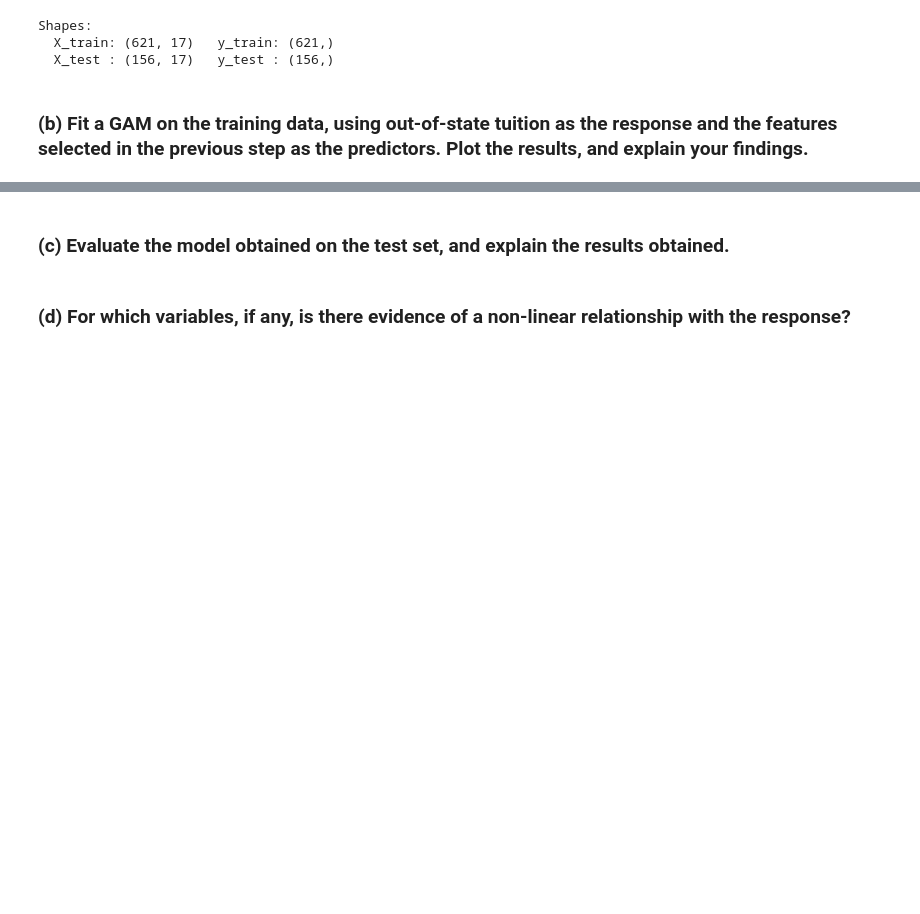
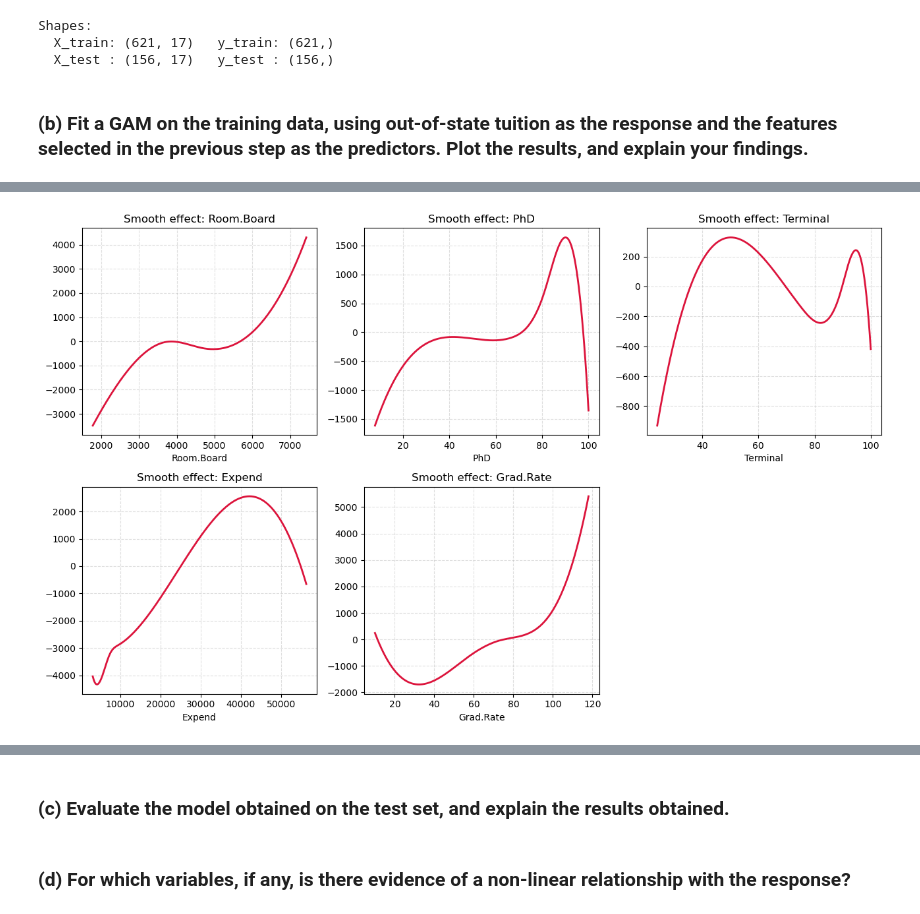
Before and after one commit to lacorreia65/MAP5935-ISLP, a Jupyter notebook: Notebooks/Chap7-Exercises_LuisCorreia-745724_v1.ipynb, the cells around one changed output, grey strips where cells are left out. Drawn from its saved outputs; the diff is of its cells as text; code cells hidden in the pictures; blank space fills up the shorter version.

```diff
--- a/Notebooks/Chap7-Exercises_LuisCorreia-745724_v1.ipynb
+++ b/Notebooks/Chap7-Exercises_LuisCorreia-745724_v1.ipynb
@@ -347,0 +240,77 @@ print(gam.summary())
+# %%
+smooth_vars = ["Room.Board","PhD","Terminal","Expend","Grad.Rate"]
+
+# -------------------------------
+# 1) Training bounds (for clipping)
+# -------------------------------
+lb = {v: float(X_train[v].min()) for v in smooth_vars}
+ub = {v: float(X_train[v].max()) for v in smooth_vars}
+
+def clip_to_train_bounds(df, vars_, lb_dict, ub_dict):
+    out = df.copy()
+    for v in vars_:
+        out[v] = out[v].clip(lb_dict[v], ub_dict[v])
+    return out
+
+# -------------------------------
+# 2) Build spline basis (no lower/upper kwargs)
+# -------------------------------
+dfs = [6]*len(smooth_vars)         # basis size per smoother (tune as needed)
+deg = [3]*len(smooth_vars)         # cubic B-splines
+bs = BSplines(X_train[smooth_vars], df=dfs, degree=deg)
+
+# -------------------------------
+# 3) Fit additive GAM (Gaussian identity)
+# -------------------------------
+gam = GLMGam(y_train, exog=X_train[["Private"]], smoother=bs)
+res = gam.fit()
+print(res.summary())
+
+# -------------------------------
+# 4) Predict on TEST with clipping
+# -------------------------------
+X_test_clip = clip_to_train_bounds(X_test, smooth_vars, lb, ub)
+
+y_pred_test = res.predict(
+    exog=X_test_clip[["Private"]],          # linear part
+    exog_smooth=X_test_clip[smooth_vars],   # smooth part (CLIPPED)
+    transform=True                          # identity link -> returns mean
+)
+
+rmse = np.sqrt(mean_squared_error(y_test, y_pred_test))
+r2 = r2_score(y_test, y_pred_test)
+print(f"Test RMSE: {rmse:,.1f}   |   Test R²: {r2:.3f}")
+
+# -------------------------------
+# 5) Plot smooth effects on a grid within TRAIN bounds
+# -------------------------------
+n_grid = 200
+ref_private = float(X_train["Private"].mean())  # linear ref level
+
+fig, axes = plt.subplots(2, 3, figsize=(13, 8))
+axes = axes.ravel()
+
+for i, col in enumerate(smooth_vars):
+    # grid strictly within training support
+    grid = np.linspace(lb[col], ub[col], n_grid)
+
+    # other smooths fixed at train means; vary only 'col'
+    Xi_grid = pd.DataFrame({v: np.full(n_grid, X_train[v].mean()) for v in smooth_vars})
+    Xi_grid[col] = grid
+
+    # linear term fixed at its train mean
+    exog_lin = pd.DataFrame({"Private": np.full(n_grid, ref_private)})
+
+    # predict and center to show the shape
+    yhat = res.predict(exog=exog_lin, exog_smooth=Xi_grid[smooth_vars], transform=True)
+    yhat_centered = yhat - yhat.mean()
+
+    axes[i].plot(grid, yhat_centered, lw=2, color="crimson")
+    axes[i].set_title(f"Smooth effect: {col}")
+    axes[i].set_xlabel(col)
+    axes[i].grid(True, linestyle="--", alpha=0.4)
+
+axes[-1].axis("off")
+plt.tight_layout()
+plt.show()
+# %% [output]
@@ -347,0 +334 @@ print(gam.summary())
+[figure, added]
```
Also changed, not shown: parts of 7 cells of this notebook.
